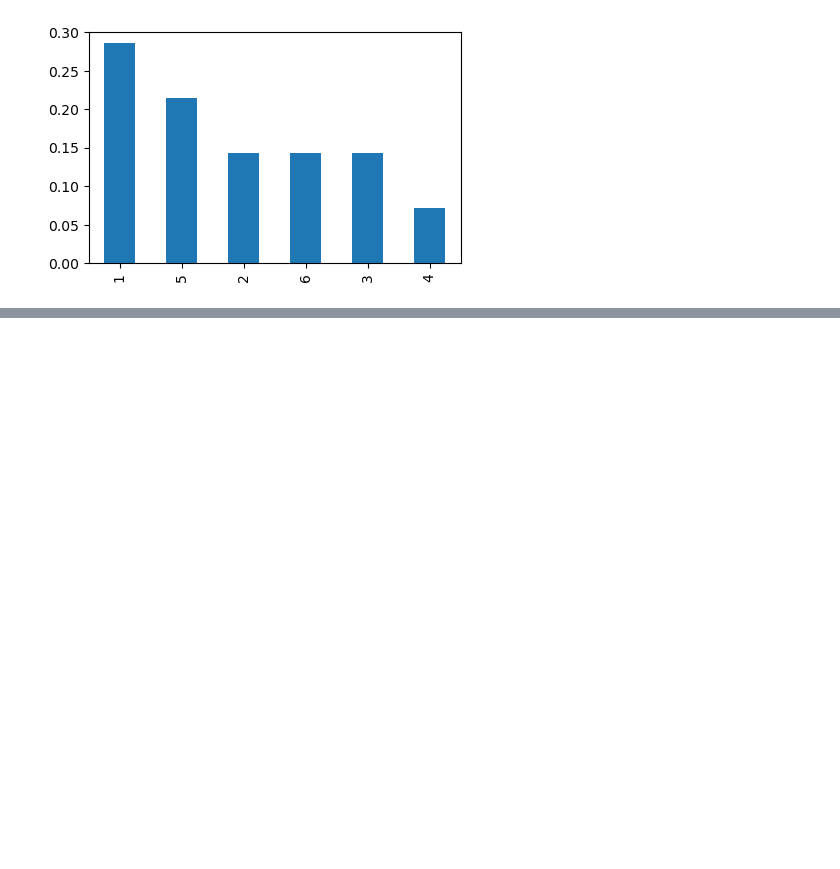
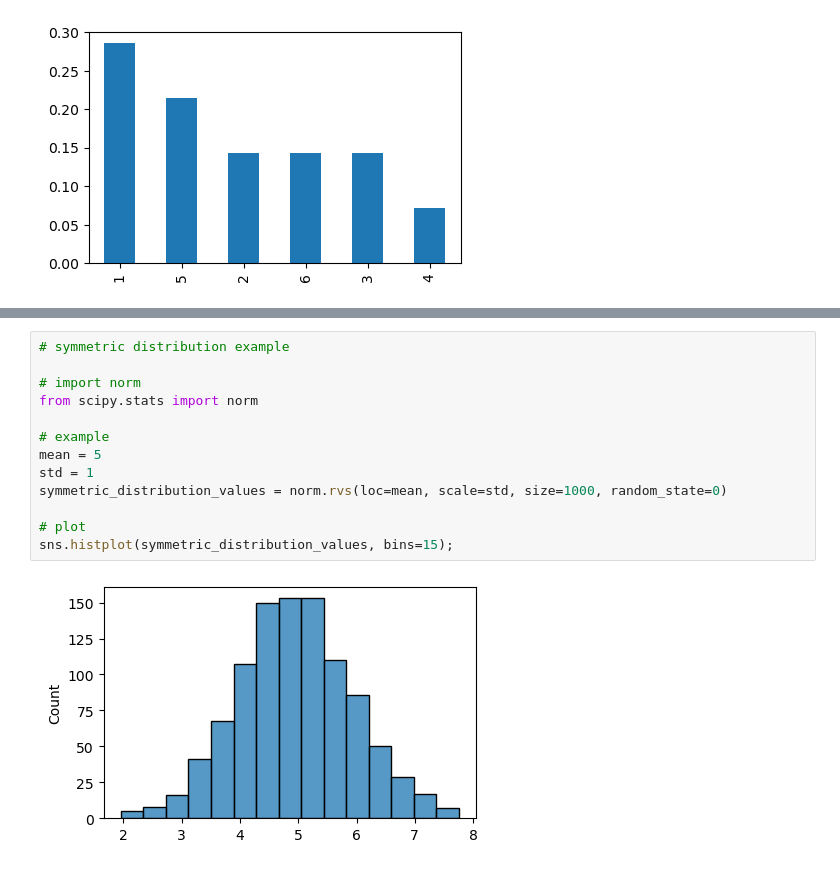
Before and after one commit to mikjf/statistics_and_experimental_design, a Jupyter notebook: basics_descriptive_statistics.ipynb, the cells around one changed output, grey strips where cells are left out. Drawn from its saved outputs; the diff is of its cells as text; blank space fills up the shorter version.

```diff
--- a/basics_descriptive_statistics.ipynb
+++ b/basics_descriptive_statistics.ipynb
@@ -141,0 +204,15 @@ pmf.plot(kind='bar');
+# %%
+# symmetric distribution example
+
+# import norm
+from scipy.stats import norm
+
+# example
+mean = 5
+std = 1
+symmetric_distribution_values = norm.rvs(loc=mean, scale=std, size=1000, random_state=0)
+
+# plot
+sns.histplot(symmetric_distribution_values, bins=15);
+# %% [output]
+[figure, added]
```
Also changed, not shown: parts of 53 cells of this notebook.
